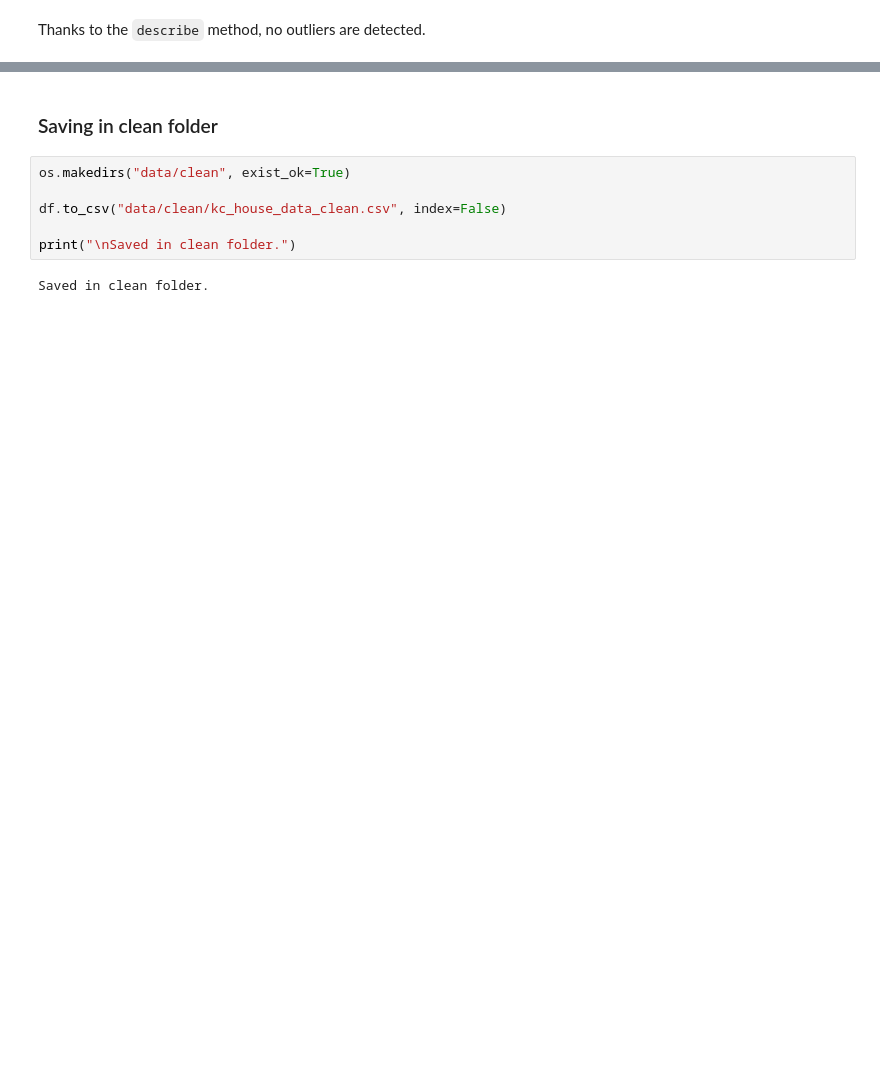
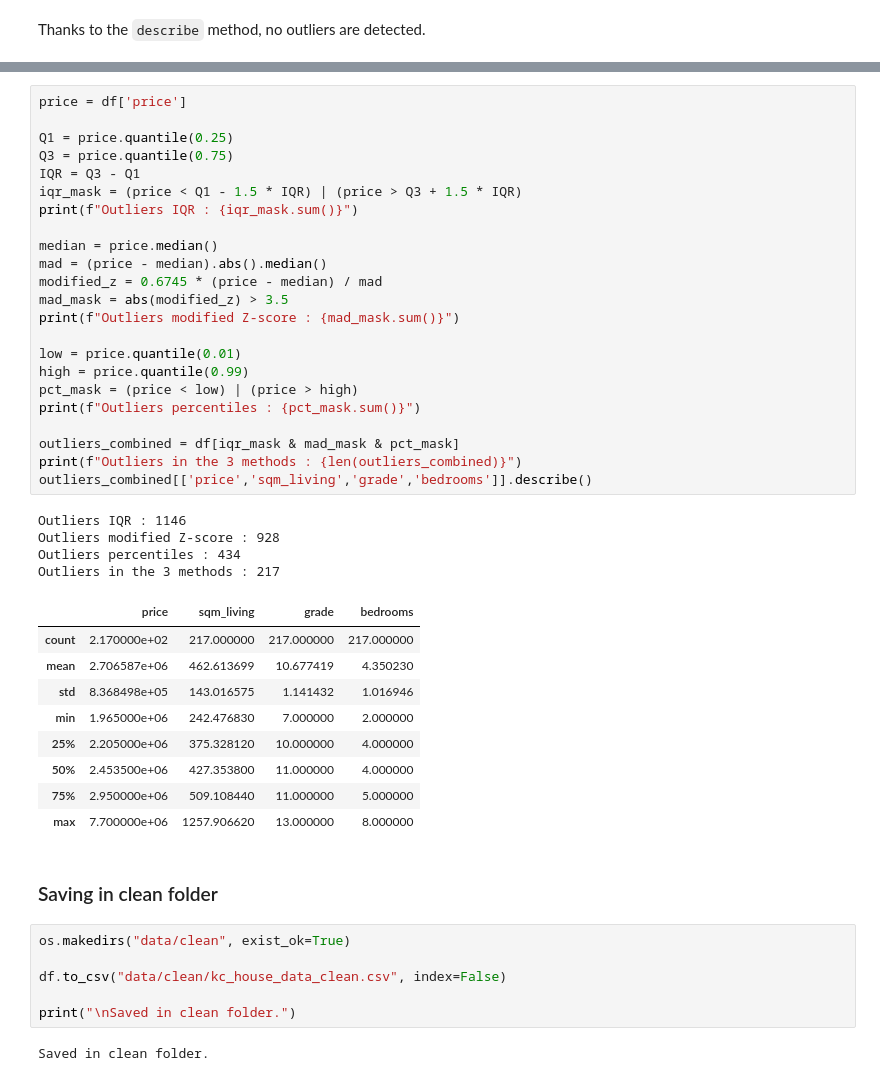
Before and after one commit to axel-achart/apartment-hunter, a Jupyter notebook: notebook.ipynb, the cells around one changed output, grey strips where cells are left out. Drawn from its saved outputs; the diff is of its cells as text; blank space fills up the shorter version.

```diff
--- a/notebook.ipynb
+++ b/notebook.ipynb
@@ -159,3 +180,40 @@ plt.show()
+# %%
+price = df['price']
+
+Q1 = price.quantile(0.25)
+Q3 = price.quantile(0.75)
+IQR = Q3 - Q1
+iqr_mask = (price < Q1 - 1.5 * IQR) | (price > Q3 + 1.5 * IQR)
+print(f"Outliers IQR : {iqr_mask.sum()}")
+
+median = price.median()
+mad = (price - median).abs().median()
+modified_z = 0.6745 * (price - median) / mad
+mad_mask = abs(modified_z) > 3.5
+print(f"Outliers modified Z-score : {mad_mask.sum()}")
+
+low = price.quantile(0.01)
+high = price.quantile(0.99)
+pct_mask = (price < low) | (price > high)
+print(f"Outliers percentiles : {pct_mask.sum()}")
+
+outliers_combined = df[iqr_mask & mad_mask & pct_mask]
+print(f"Outliers in the 3 methods : {len(outliers_combined)}")
+outliers_combined[['price','sqm_living','grade','bedrooms']].describe()
+# %% [output]
+Outliers IQR : 1146
+Outliers modified Z-score : 928
+Outliers percentiles : 434
+Outliers in the 3 methods : 217
+|  | price | sqm_living | grade | bedrooms |
+| count | 2.170000e+02 | 217.000000 | 217.000000 | 217.000000 |
+| mean | 2.706587e+06 | 462.613699 | 10.677419 | 4.350230 |
+| std | 8.368498e+05 | 143.016575 | 1.141432 | 1.016946 |
+| min | 1.965000e+06 | 242.476830 | 7.000000 | 2.000000 |
+| 25% | 2.205000e+06 | 375.328120 | 10.000000 | 4.000000 |
+| 50% | 2.453500e+06 | 427.353800 | 11.000000 | 4.000000 |
+| 75% | 2.950000e+06 | 509.108440 | 11.000000 | 5.000000 |
+| max | 7.700000e+06 | 1257.906620 | 13.000000 | 8.000000 |
 # %% [markdown]
 ### Saving in clean folder
 # %%
```
Also changed, not shown: parts of 10 cells of this notebook, 1 other file.
